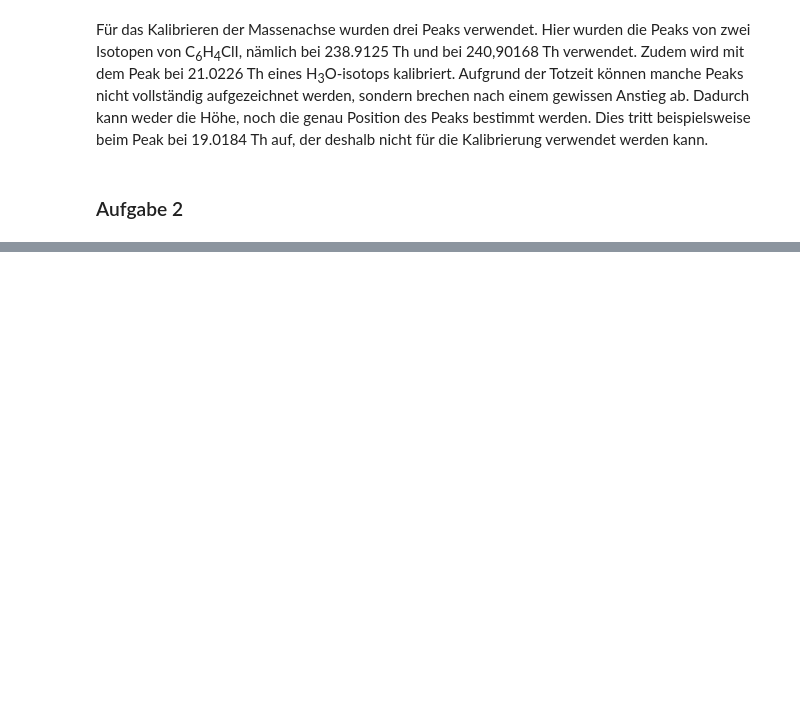
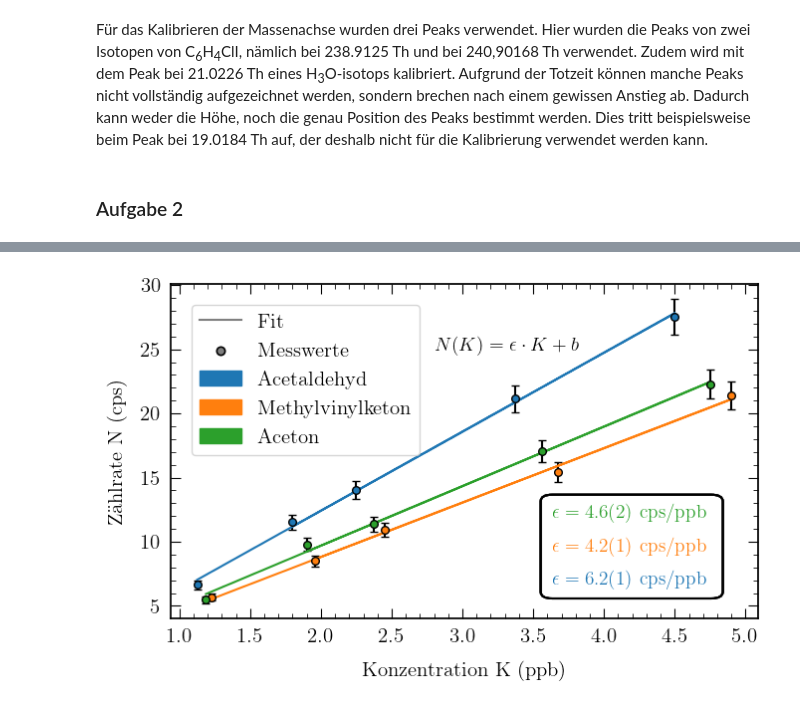
Before and after one commit to alexanderhelbok/fp1, a Jupyter notebook: 07_Massenspektroskopie/Massenspektrometer_auswertung.ipynb, the cells around one changed output, grey strips where cells are left out. Saved outputs shown, nothing was run; the diff lists cells and outputs as text; code cells hidden in the pictures; blank space fills up the shorter version.

```diff
--- a/07_Massenspektroskopie/Massenspektrometer_auswertung.ipynb
+++ b/07_Massenspektroskopie/Massenspektrometer_auswertung.ipynb
@@ -224,0 +139,60 @@ df[df.t > 2]
+# %%
+# FC4 flow rate in l/min
+FC4 = np.array([25, 50, 75, 100, 40])/100/100
+# FC5 flow rate in l/min
+FC5 = 0.2*10
+# concentrations in ppm
+pdict = {"m45" : 0.9, "m71" : 0.98, "m59" : 0.95}
+# cps for each molecule as read from TOFDAQ Viewer
+cpsdict = {"m45" : [6.63, 14.014, 21.153, 27.546, 11.525], "m71" : [5.68, 10.91, 15.40, 21.41, 8.505], "m59" : [5.47, 11.37, 17.06, 22.28, 9.80]}
+
+# array to store efficiency
+epsilon = unp.uarray(np.zeros(3), np.zeros(3))
+fig, ax = plt.subplots(1, 1, figsize=(7, 4.5))
+for (i, m) in enumerate(["m45", "m71", "m59"]):
+    # calculate concentration in ppb by
+    x = FC4/FC5 * pdict[m]*1e3
+    # fit linear function to data
+    popt, pcov = curve_fit(linear, x, cpsdict[m])
+    perr = np.sqrt(np.diag(pcov))
+    epsilon[i] = unc.ufloat(popt[0], perr[0])
+    # start plotting
+    ax.errorbar(x, cpsdict[m], yerr=[k*0.05 for k in cpsdict[m]], fmt=".", capsize=3, mfc=f"C{i}", mec="k", ms=11, ecolor="k")
+    ax.plot(x, linear(x, *popt), c=f"C{i}")
+#   add efficiency as text
+    ax.text(0.65, 0.1 + 0.1*i, f"$\epsilon = {unc.ufloat(popt[0], perr[0]):.1uS}\ \mathrm{{cps/ppb}}$", transform=ax.transAxes, fontsize=14, c=f"C{i}")
+    rect = mpl.patches.FancyBboxPatch((0.65, 0.08), 0.27, 0.27, linewidth=1.5, edgecolor="k", facecolor="none", transform=ax.transAxes, boxstyle=mpl.patches.BoxStyle("Round", pad=0.02))
+    ax.add_patch(rect)
+
+#   add fit function as text
+ax.text(0.45, 0.8, "$N(K) = \epsilon\cdot K + b$", transform=ax.transAxes, fontsize=14)
+xlim, ylim = ax.get_xlim(), ax.get_ylim()
+
+#   plot legend
+plt.plot(0, 0, label="Fit", c="gray")
+plt.scatter(0, 0, label="Messwerte", c="gray", ec="k", lw=1.2)
+for (i, name) in enumerate(["Acetaldehyd", "Methylvinylketon", "Aceton"]):
+    plt.fill_between([0, 0], [0, 0], [0, 0], color=f"C{i}", alpha=1, label=name)
+
+plt.xlim(xlim)
+plt.ylim(ylim)
+plt.xlabel('Konzentration K (ppb)')
+plt.ylabel('Zählrate N (cps)')
+plt.legend()
+plt.tight_layout()
+plt.show()
+
+# calculate LOD from epsilon and delta in ppb
+LOD = 2*delta/epsilon * 1e6
+
+# print results in nice table
+tabledf = pd.DataFrame()
+tabledf["Molekül"] = ["Acetaldehyd", "Methylvinylketon", "Aceton"]
+tabledf["Masse m/u"] = [45.034, 59.049, 71.049]
+tabledf["Protonenaffinität (kJ/mol) [NIST]"] = [768.5, 834.7, 812]
+tabledf["Effizienz (cps/ppb)"] = epsilon
+tabledf["LOD (1/ppb)"] = LOD
+tabledf["R"] = R
+tabledf
+# %% [output]
+[figure, added]
```
Also changed, not shown: parts of 17 cells of this notebook, 17 other files.
